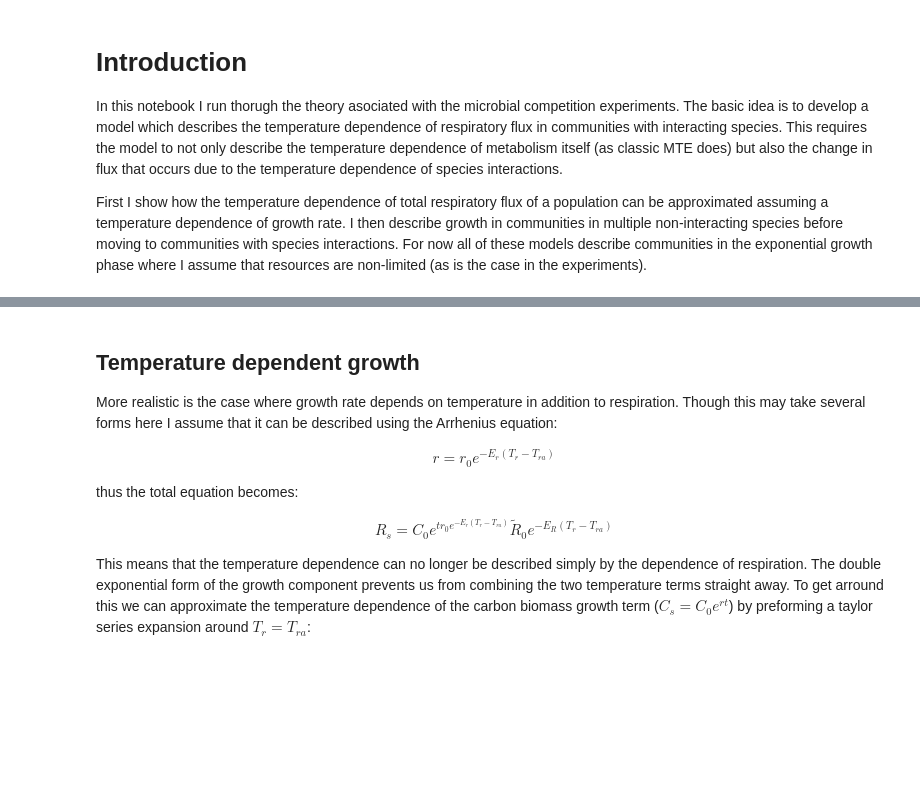
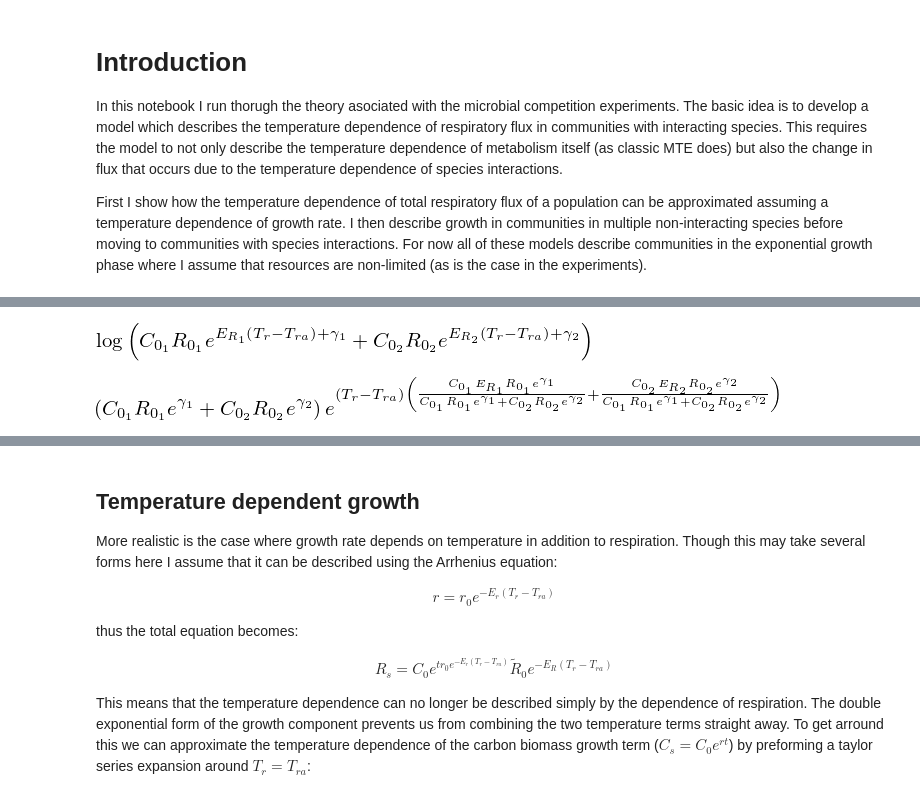
Before and after one commit to CleggTom/Bacteria_EcoFunc, a Jupyter notebook: code/notebooks/models.ipynb, the cells around one changed output, grey strips where cells are left out. Cells and saved outputs as stored; diff of their text form; code cells hidden in the pictures; blank space fills up the shorter version.

```diff
--- a/code/notebooks/models.ipynb
+++ b/code/notebooks/models.ipynb
@@ -44,0 +153,24 @@ looking at the model above we can see that in the case where growth,$r$, does no
+# %%
+C_01,C_02,R_01,R_02 = var("C_{0_1},C_{0_2},R_{0_1},R_{0_2}")
+T_r,T_ra = var("T_r,T_ra")
+
+e1,e2,t = var("\epsilon_1,\epsilon_2,t")
+u_01,u_02 = var("\mu_{0_1},\mu_{0_2}")
+E_R1, E_R2, E_u1, E_u2 = var("E_{R_1}, E_{R_2}, E_{u_1}, E_{u_2}")
+
+g1,g2 = var("\gamma_1,\gamma_2")
+
+E_R_1 , E_R_2 = var("E_{R_1},E_{R_2}")
+
+R1 = C_01 * R_01 * exp(g1 + E_R_1*(T_r-T_ra))
+R2 = C_02 * R_02 * exp(g2 + E_R_2*(T_r-T_ra))
+
+
+R_tot = R1 + R2
+log(R_tot)
+# %% [output]
+[figure, added]
+# %%
+exp((log(R_tot).series(T_r,T_ra,2).removeO()))
+# %% [output]
+[figure, added]
```
Also changed, not shown: parts of 23 cells of this notebook.
